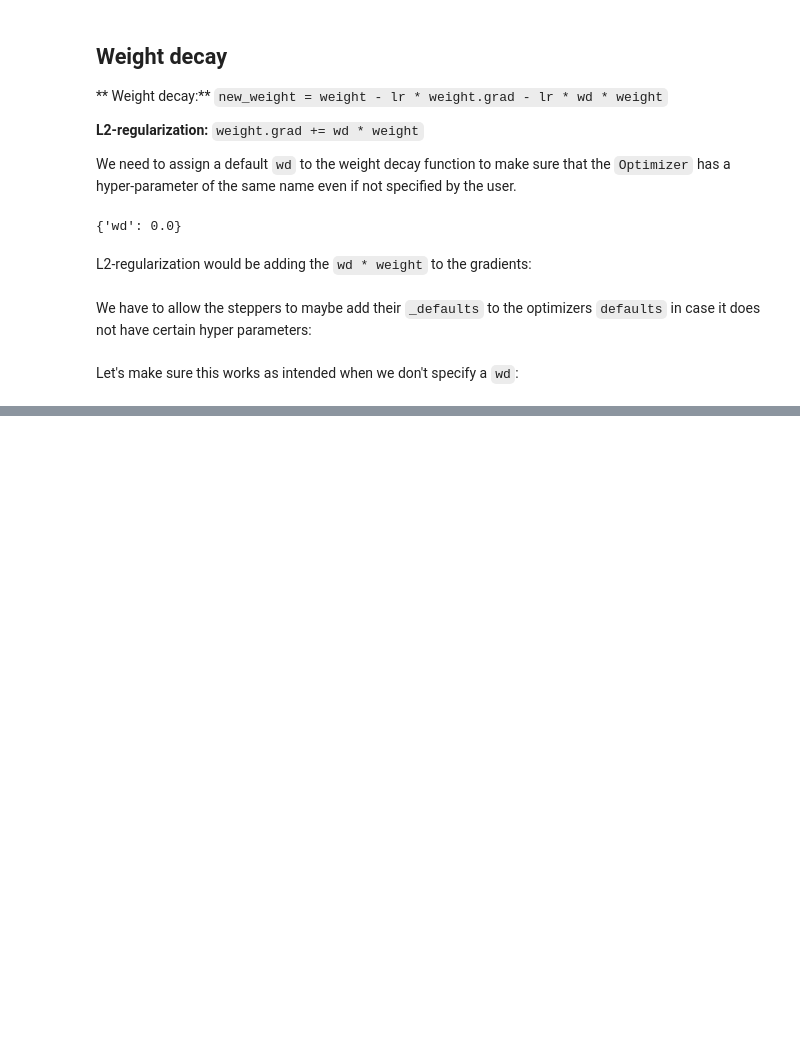
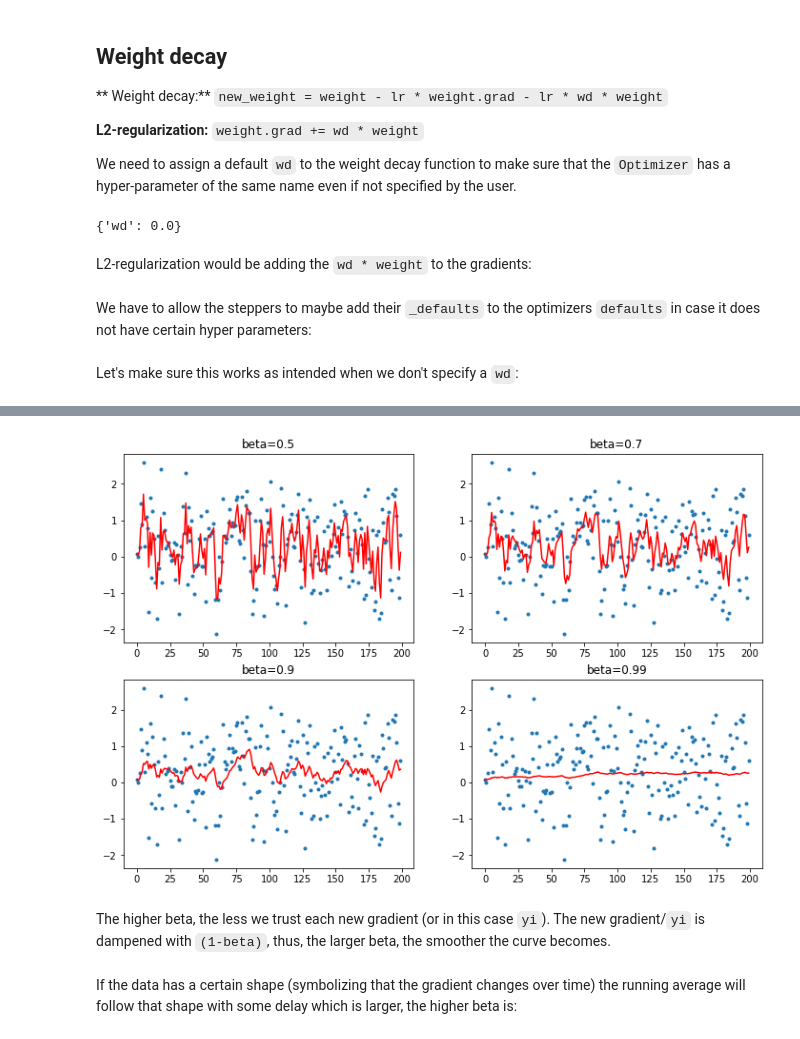
Before and after one commit to fg91/fastai_deep_learning_from_the_foundations, a Jupyter notebook: 09_optimizers.ipynb, the cells around one changed output, grey strips where cells are left out. Drawn from its saved outputs; the diff is of its cells as text; code cells hidden in the pictures; blank space fills up the shorter version.

```diff
--- a/09_optimizers.ipynb
+++ b/09_optimizers.ipynb
@@ -256,0 +366,17 @@ valid: [1.4918466796875, tensor(0.4680, device='cuda:0')]
+# %%
+#export
+def lin_comb(v1, v2, beta):
+    return v1*beta + (1-beta)*v2
+# %%
+def mom2(avg, beta, yi, i):
+    if avg is None: avg = yi
+    res = lin_comb(avg, yi, beta)
+    return res, res
+# %%
+plot_mom(mom2)
+# %% [output]
+[figure, added]
+# %% [markdown]
+The higher beta, the less we trust each new gradient (or in this case `yi`). The new gradient/`yi` is dampened with `(1-beta)`, thus, the larger beta, the smoother the curve becomes.
+# %% [markdown]
+If the data has a certain shape (symbolizing that the gradient changes over time) the running average will follow that shape with some delay which is larger, the higher beta is:
```
Also changed, not shown: parts of 55 cells of this notebook, 1 other file.
